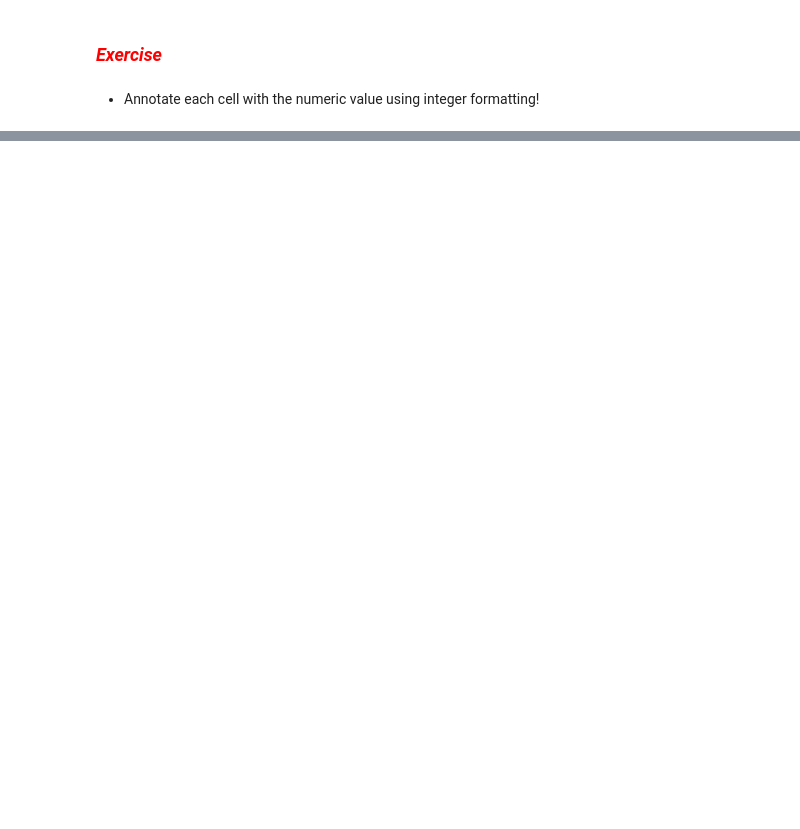
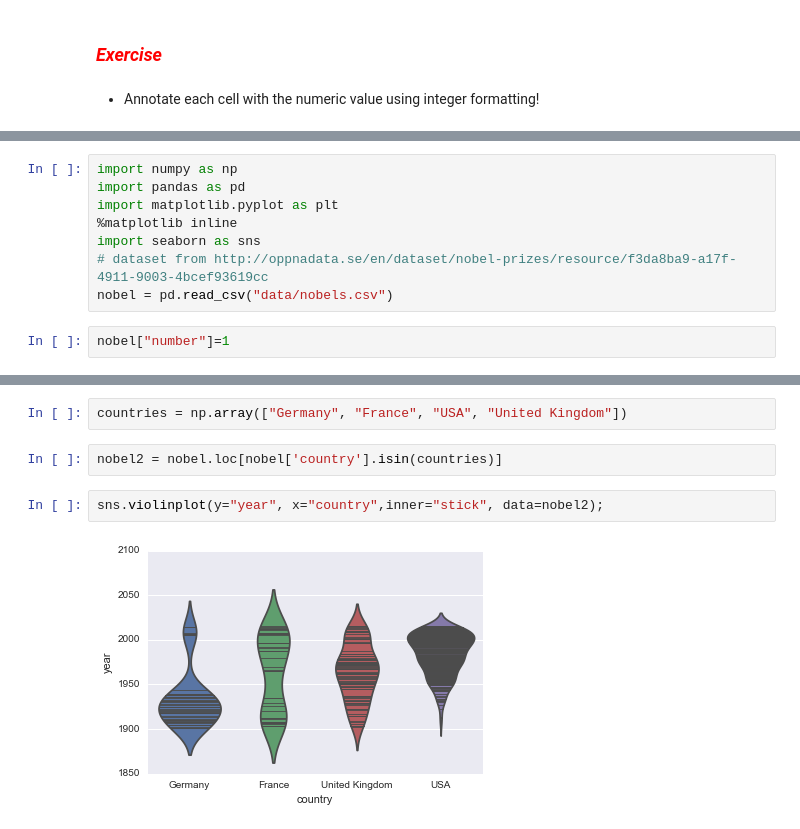
Before and after one commit to coderefinery/jupyter-retired, a Jupyter notebook: 02_dataexplore.ipynb, the cells around one changed output, grey strips where cells are left out. Cells and saved outputs as stored; diff of their text form; blank space fills up the shorter version.

Commit message:
add more seaborn

```diff
--- a/02_dataexplore.ipynb
+++ b/02_dataexplore.ipynb
@@ -198,0 +171,10 @@ g = sns.clustermap(flights)
+# %%
+import numpy as np
+import pandas as pd
+import matplotlib.pyplot as plt
+%matplotlib inline
+import seaborn as sns
+# dataset from http://oppnadata.se/en/dataset/nobel-prizes/resource/f3da8ba9-a17f-4911-9003-4bcef93619cc
+nobel = pd.read_csv("data/nobels.csv")
+# %%
+nobel["number"]=1
@@ -198,0 +213,8 @@ g = sns.clustermap(flights)
+# %%
+countries = np.array(["Germany", "France", "USA", "United Kingdom"])
+# %%
+nobel2 = nobel.loc[nobel['country'].isin(countries)]
+# %%
+sns.violinplot(y="year", x="country",inner="stick", data=nobel2);
+# %% [output]
+[figure, added]
```
Also changed, not shown: parts of 25 cells of this notebook.
